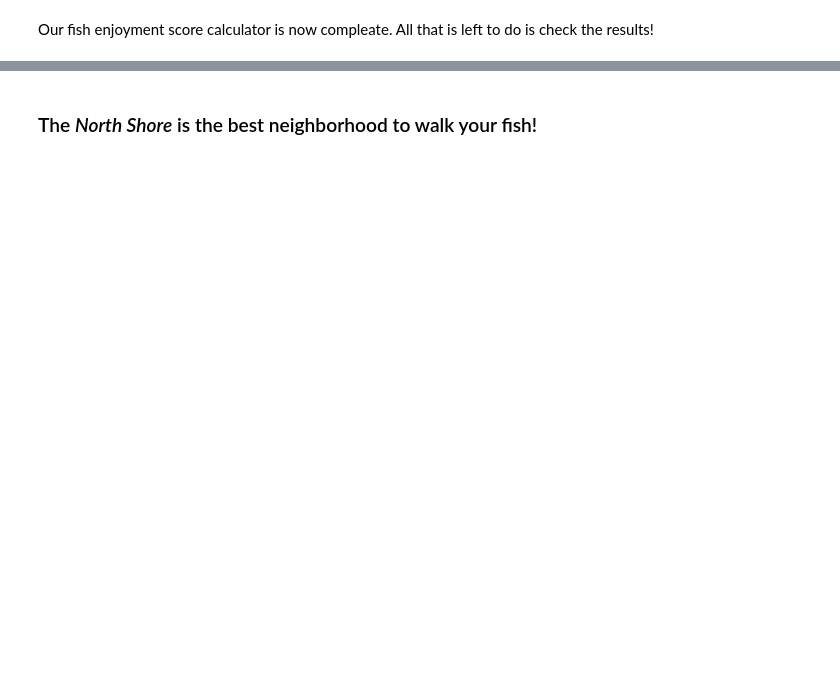
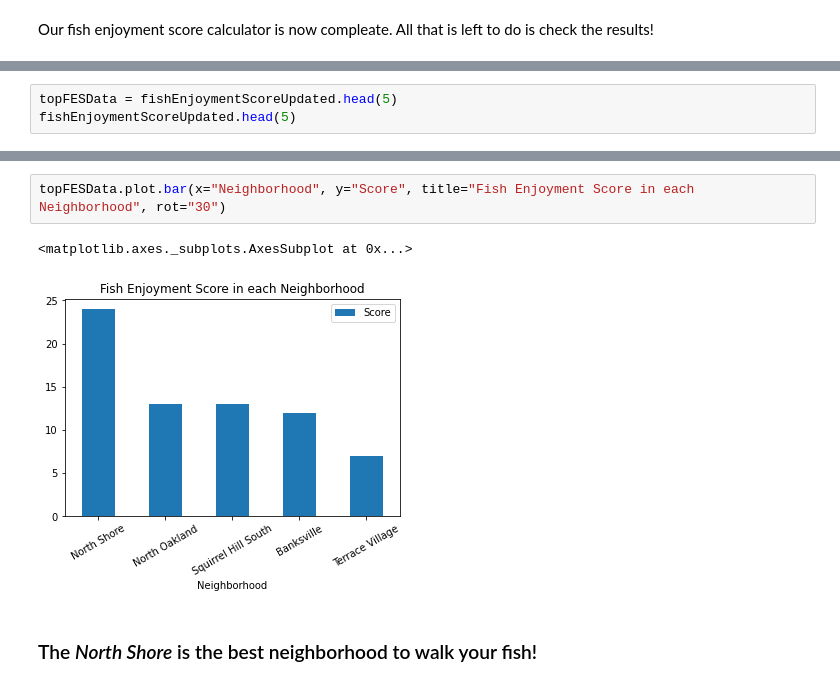
Before and after one commit to andrewnoonan2004/Final-project, a Jupyter notebook: Presentation.ipynb, the cells around one changed output, grey strips where cells are left out. Cells and saved outputs as stored; diff of their text form; blank space fills up the shorter version.

```diff
--- a/Presentation.ipynb
+++ b/Presentation.ipynb
@@ -309,0 +299,3 @@ fishEnjoymentScoreUpdated.head(5)
+# %%
+topFESData = fishEnjoymentScoreUpdated.head(5)
+fishEnjoymentScoreUpdated.head(5)
@@ -310,3 +309,8 @@ fishEnjoymentScoreUpdated.head(5)
+# %%
+topFESData.plot.bar(x="Neighborhood", y="Score", title="Fish Enjoyment Score in each Neighborhood", rot="30")
+# %% [output]
+<matplotlib.axes._subplots.AxesSubplot at 0x...>
+[figure, added]
 # %% [markdown]
 ### The *North Shore* is the best neighborhood to walk your fish!
 # %% [markdown]
```
Also changed, not shown: parts of 7 cells of this notebook, 3 other files.
